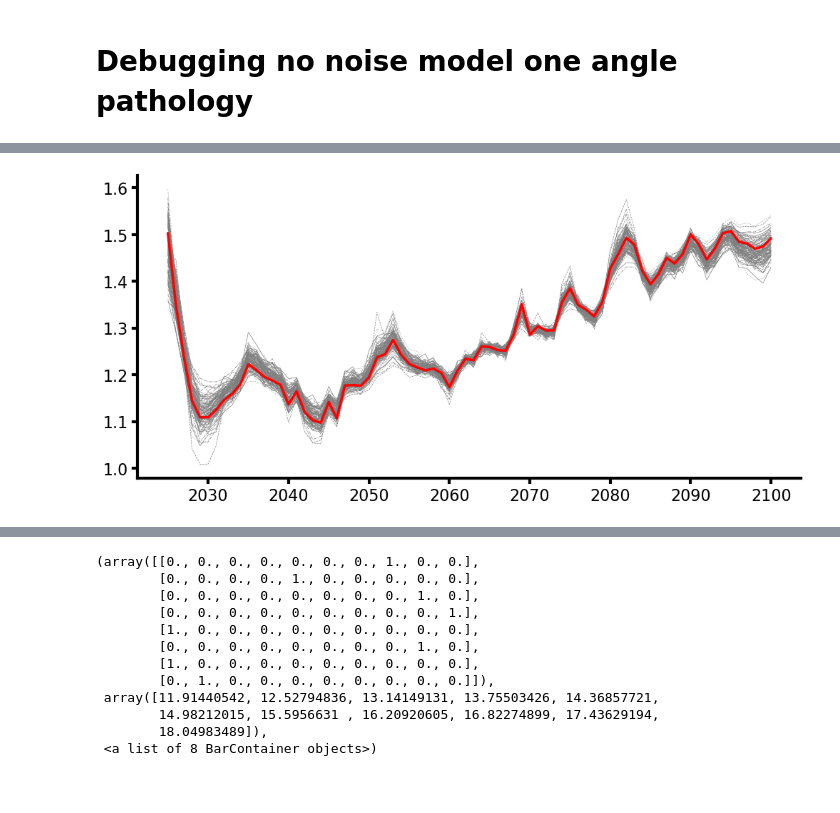
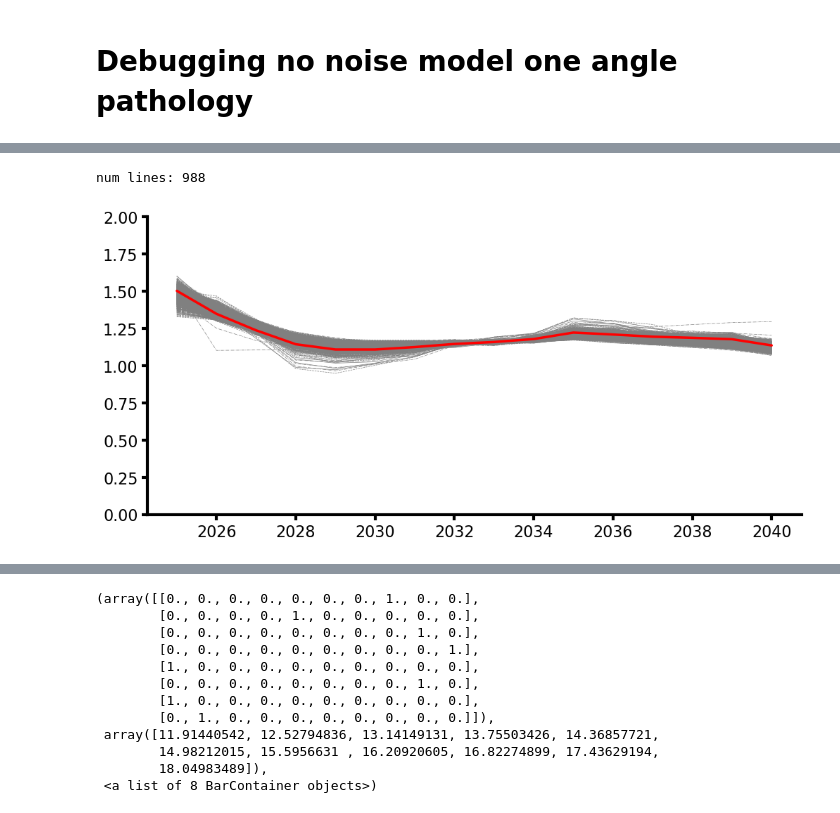
Before and after one commit to adam-bauer-34/learning_sai, a Jupyter notebook: analysis/notebooks/debugging.ipynb, the cells around one changed output, grey strips where cells are left out. Saved outputs shown, nothing was run; the diff lists cells and outputs as text; code cells hidden in the pictures; blank space fills up the shorter version.

Commit message:
pre-branch commit: analysis notebooks and tests

```diff
--- a/analysis/notebooks/debugging.ipynb
+++ b/analysis/notebooks/debugging.ipynb
@@ -37,4 +34,7 @@ dt_15 = open_datatree(DATA_DIR_ABS / 'output' / 'pco2geowc3_reg' / 'var-assim-ou
+# %%
+#dt_15 = open_datatree(DATA_DIR_ABS / 'output' / 'pco2geowc' / '/project/bbcael/ambauer/learning_sai/analysis/notebooks/../../data/output/pco2geowc/var-assim-output_ssp245_pco2geowc_ws_gradual_AR1_TMIN2023_THETA15_ECS3.0_rampratelinear_DEGpDEC0.1_NYRSRAMP50_Nens1000.nc')
+dt_15 = open_datatree(DATA_DIR_ABS / 'output' / 'pco2geowc3_reg' / 'var-assim-output_ssp245_pco2geowc3_reg_four_AR1+reg_TMIN2025_THETA30_ECS3.0_rampratelinear_DEGpDEC0.1_NYRSRAMP50_Nens1000.nc')
 # %%
-ds = dt_15['2100']
+ds = dt_15['2040']
 ds
 # %% [output]
@@ -61,0 +58,5 @@ array(-0.2790669)
+# %%
+for mem in ds.ens_mem.values:
+    plt.semilogy(ds.iter, ds.cost_hist.sel(ens_mem=mem), color='grey', linewidth=1.5)
+
+plt.ylim((0.0001, 10**6))
@@ -62,10 +66,16 @@ array(-0.2790669)
 # %%
-r=1
 plt.plot(ds.time, ds.obs.sel(obs_var=f'T1'), color='r', zorder=1000)
 
+i = 0
 for mem in range(ds.ens_mem.size):
-    plt.plot(ds.time, ds.data_final.sel(vari=f'T1', ens_mem=mem), color='grey', lw=0.5)
+    if ds.costs.sel(ens_mem=mem).values >= 1:
+        continue
+    else:
+        plt.plot(ds.time, ds.data_final.sel(vari=f'T1', ens_mem=mem), color='grey', lw=0.5)
+        i += 1
 
-# plt.ylim((-10, 10))
+plt.ylim((0, 2))
+print(f"num lines: {i}")
 # %% [output]
+num lines: 988
-[figure, old version]
+[figure, new version]
```
Also changed, not shown: parts of 11 cells of this notebook, 4 other files.
